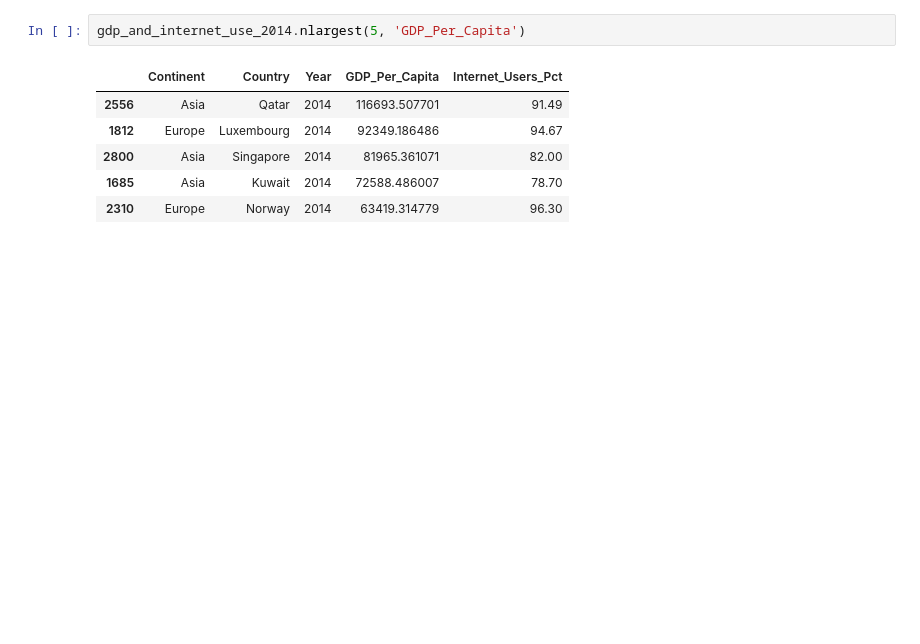
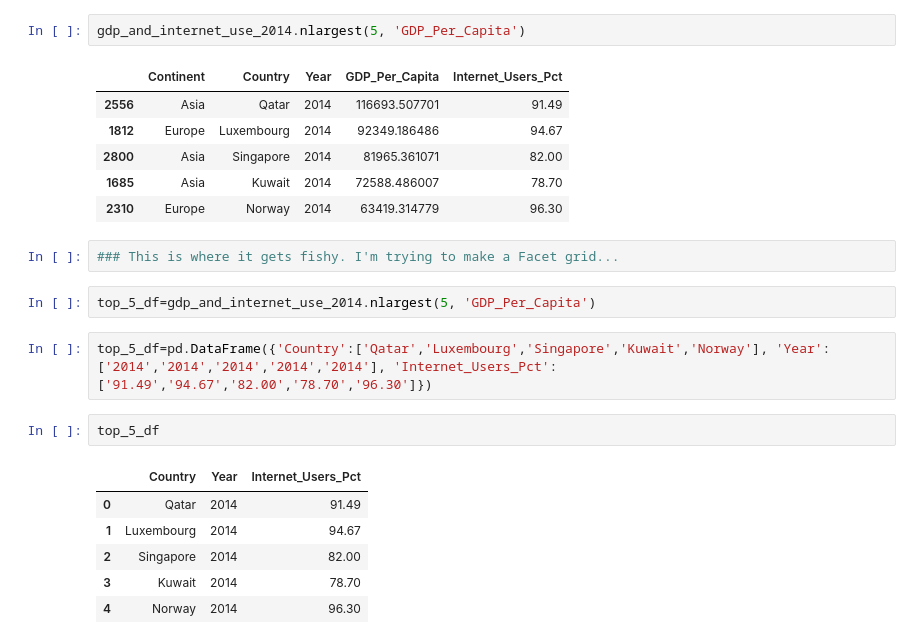
Before and after one commit to Barrett-Rogers/dq1-Barrett-Rogers, a Jupyter notebook: UN_Data_Exploration.ipynb, the cells around one changed output. Saved outputs shown, nothing was run; the diff lists cells and outputs as text; blank space fills up the shorter version.

```diff
--- a/UN_Data_Exploration.ipynb
+++ b/UN_Data_Exploration.ipynb
@@ -859,3 +850,18 @@ gdp_and_internet_use_2014.nlargest(5, 'GDP_Per_Capita')
 | 2800 | Asia | Singapore | 2014 | 81965.361071 | 82.00 |
 | 1685 | Asia | Kuwait | 2014 | 72588.486007 | 78.70 |
 | 2310 | Europe | Norway | 2014 | 63419.314779 | 96.30 |
+# %%
+### This is where it gets fishy. I'm trying to make a Facet grid...
+# %%
+top_5_df=gdp_and_internet_use_2014.nlargest(5, 'GDP_Per_Capita')
+# %%
+top_5_df=pd.DataFrame({'Country':['Qatar','Luxembourg','Singapore','Kuwait','Norway'], 'Year':['2014','2014','2014','2014','2014'], 'Internet_Users_Pct':['91.49','94.67','82.00','78.70','96.30']})
+# %%
+top_5_df
+# %% [output]
+|  | Country | Year | Internet_Users_Pct |
+| 0 | Qatar | 2014 | 91.49 |
+| 1 | Luxembourg | 2014 | 94.67 |
+| 2 | Singapore | 2014 | 82.00 |
+| 3 | Kuwait | 2014 | 78.70 |
+| 4 | Norway | 2014 | 96.30 |
```
Also changed, not shown: parts of 5 cells of this notebook.
